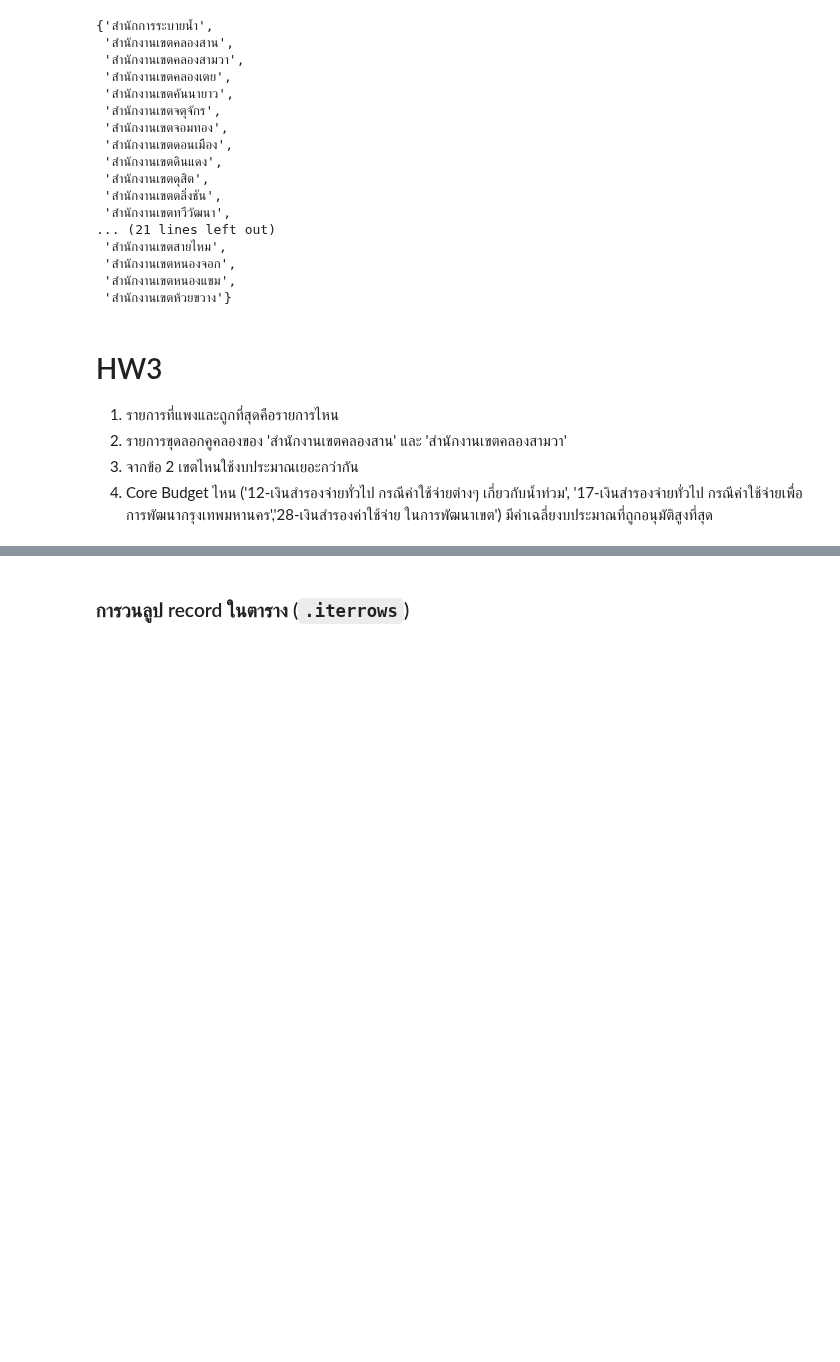
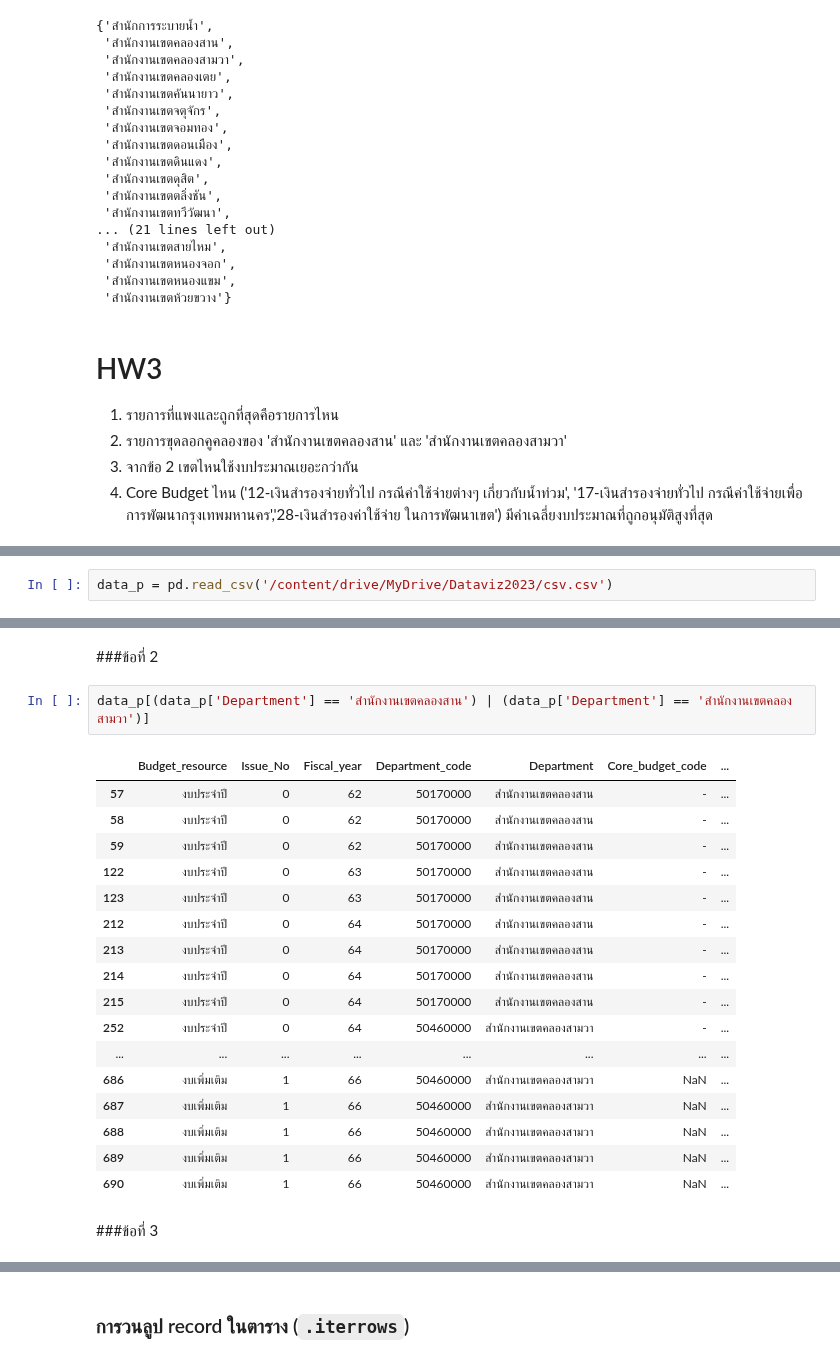
Before and after one commit to 643020514-7/python_dateviz2023, a Jupyter notebook: Pandas101.ipynb, the cells around one changed output, grey strips where cells are left out. Saved outputs shown, nothing was run; the diff lists cells and outputs as text; blank space fills up the shorter version.

```diff
--- a/Pandas101.ipynb
+++ b/Pandas101.ipynb
@@ -452,0 +460,2 @@ data1['Department'])
+# %%
+data_p = pd.read_csv('/content/drive/MyDrive/Dataviz2023/csv.csv')
@@ -452,0 +479,24 @@ data1['Department'])
+# %% [markdown]
+###ข้อที่ 2
+# %%
+data_p[(data_p['Department'] == 'สำนักงานเขตคลองสาน') | (data_p['Department'] == 'สำนักงานเขตคลองสามวา')]
+# %% [output]
+|  | Budget_resource | Issue_No | Fiscal_year | Department_code | Department | Core_budget_code | ... |
+| 57 | งบประจำปี | 0 | 62 | 50170000 | สำนักงานเขตคลองสาน | - | ... |
+| 58 | งบประจำปี | 0 | 62 | 50170000 | สำนักงานเขตคลองสาน | - | ... |
+| 59 | งบประจำปี | 0 | 62 | 50170000 | สำนักงานเขตคลองสาน | - | ... |
+| 122 | งบประจำปี | 0 | 63 | 50170000 | สำนักงานเขตคลองสาน | - | ... |
+| 123 | งบประจำปี | 0 | 63 | 50170000 | สำนักงานเขตคลองสาน | - | ... |
+| 212 | งบประจำปี | 0 | 64 | 50170000 | สำนักงานเขตคลองสาน | - | ... |
+| 213 | งบประจำปี | 0 | 64 | 50170000 | สำนักงานเขตคลองสาน | - | ... |
+| 214 | งบประจำปี | 0 | 64 | 50170000 | สำนักงานเขตคลองสาน | - | ... |
+| 215 | งบประจำปี | 0 | 64 | 50170000 | สำนักงานเขตคลองสาน | - | ... |
+| 252 | งบประจำปี | 0 | 64 | 50460000 | สำนักงานเขตคลองสามวา | - | ... |
+| ... | ... | ... | ... | ... | ... | ... | ... |
+| 686 | งบเพิ่มเติม | 1 | 66 | 50460000 | สำนักงานเขตคลองสามวา | NaN | ... |
+| 687 | งบเพิ่มเติม | 1 | 66 | 50460000 | สำนักงานเขตคลองสามวา | NaN | ... |
+| 688 | งบเพิ่มเติม | 1 | 66 | 50460000 | สำนักงานเขตคลองสามวา | NaN | ... |
+| 689 | งบเพิ่มเติม | 1 | 66 | 50460000 | สำนักงานเขตคลองสามวา | NaN | ... |
+| 690 | งบเพิ่มเติม | 1 | 66 | 50460000 | สำนักงานเขตคลองสามวา | NaN | ... |
+# %% [markdown]
+###ข้อที่ 3
```
Also changed, not shown: parts of 9 cells of this notebook.
